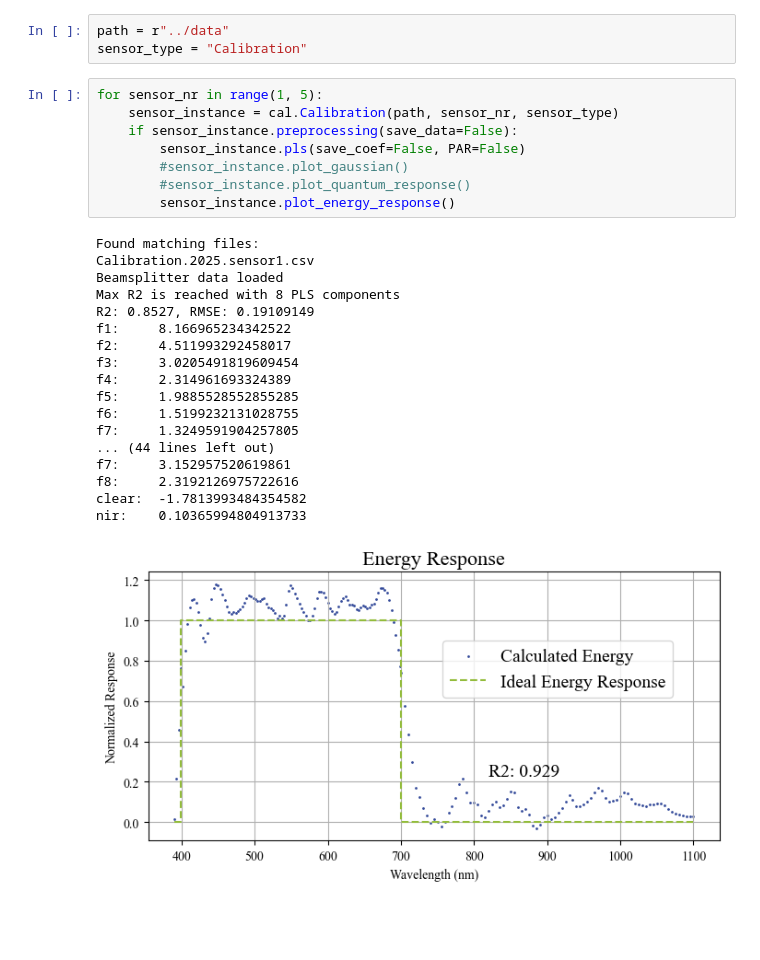
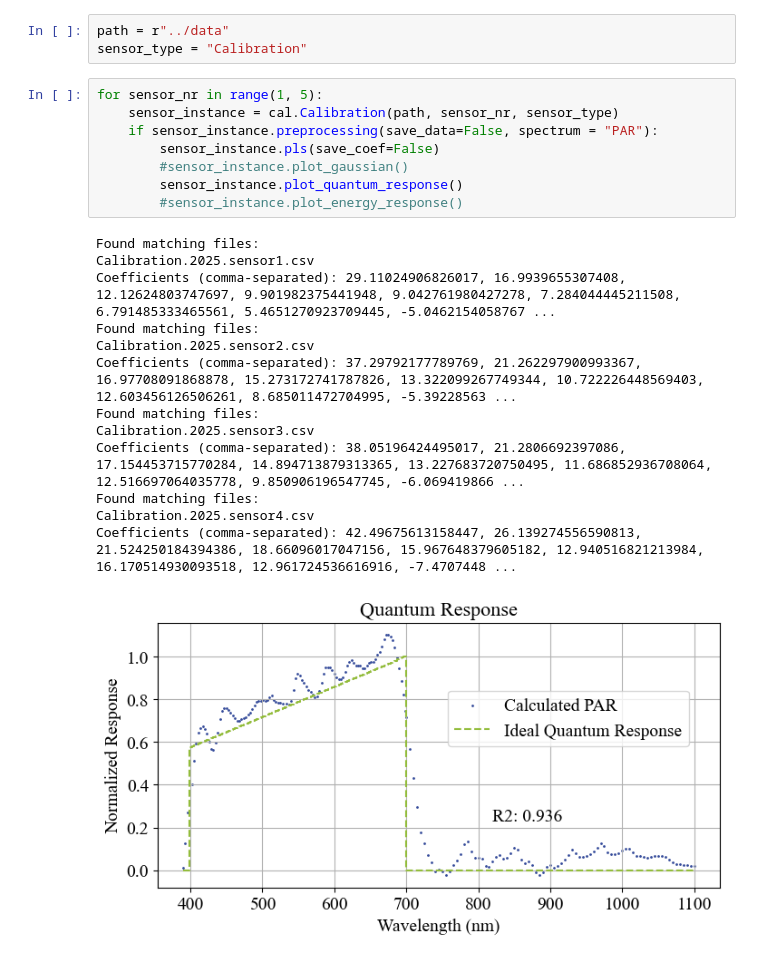
Before and after one commit to HKA-IES/Calibration-Multi-Spectral-PAR-Sensor, a Jupyter notebook: src/Calibration_Execution.ipynb, the cells around one changed output. Cells and saved outputs as stored; diff of their text form; blank space fills up the shorter version.

```diff
--- a/src/Calibration_Execution.ipynb
+++ b/src/Calibration_Execution.ipynb
@@ -6,27 +6,22 @@ sensor_type = "Calibration"
 # %%
 for sensor_nr in range(1, 5):
     sensor_instance = cal.Calibration(path, sensor_nr, sensor_type)
-    if sensor_instance.preprocessing(save_data=False):
-        sensor_instance.pls(save_coef=False, PAR=False)
+    if sensor_instance.preprocessing(save_data=False, spectrum = "PAR"):
+        sensor_instance.pls(save_coef=False)
         #sensor_instance.plot_gaussian()
-        #sensor_instance.plot_quantum_response()
-        sensor_instance.plot_energy_response()
+        sensor_instance.plot_quantum_response()
+        #sensor_instance.plot_energy_response()
 # %% [output]
 Found matching files:
 Calibration.2025.sensor1.csv
-Beamsplitter data loaded
-Max R2 is reached with 8 PLS components
-R2: 0.8527, RMSE: 0.19109149
-f1:     8.166965234342522
-f2:     4.511993292458017
-f3:     3.0205491819609454
-f4:     2.314961693324389
-f5:     1.9885528552855285
-f6:     1.5199232131028755
-f7:     1.3249591904257805
-... (44 lines left out)
-f7:     3.152957520619861
-f8:     2.3192126975722616
-clear:  -1.7813993484354582
-nir:    0.10365994804913733
+Coefficients (comma-separated): 29.11024906826017, 16.9939655307408, 12.12624803747697, 9.901982375441948, 9.042761980427278, 7.284044445211508, 6.791485333465561, 5.4651270923709445, -5.0462154058767 ...
+Found matching files:
+Calibration.2025.sensor2.csv
+Coefficients (comma-separated): 37.29792177789769, 21.262297900993367, 16.97708091868878, 15.273172741787826, 13.322099267749344, 10.722226448569403, 12.603456126506261, 8.685011472704995, -5.39228563 ...
+Found matching files:
+Calibration.2025.sensor3.csv
+Coefficients (comma-separated): 38.05196424495017, 21.2806692397086, 17.154453715770284, 14.894713879313365, 13.227683720750495, 11.686852936708064, 12.516697064035778, 9.850906196547745, -6.069419866 ...
+Found matching files:
+Calibration.2025.sensor4.csv
+Coefficients (comma-separated): 42.49675613158447, 26.139274556590813, 21.524250184394386, 18.66096017047156, 15.967648379605182, 12.940516821213984, 16.170514930093518, 12.961724536616916, -7.4707448 ...
-[figure, old version]
+[figure, new version]
```
Also changed, not shown: parts of 1 cell of this notebook, 1 other file.
